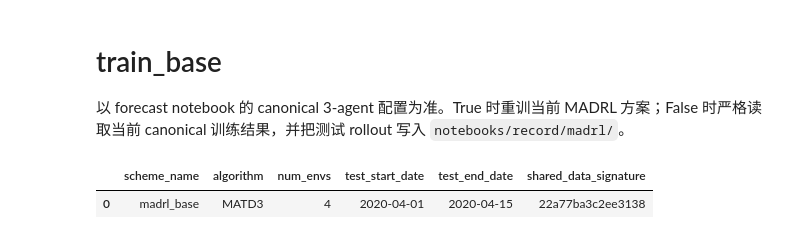
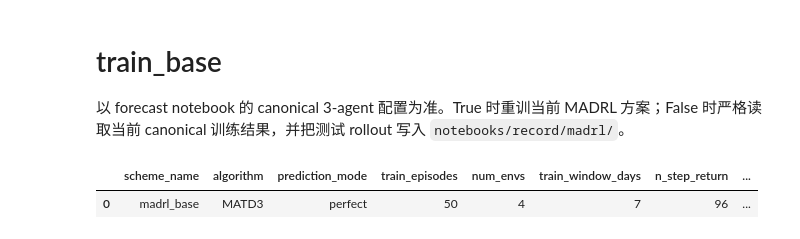
Before and after one commit to wenyuxin-00/MADRL_ESS, a Jupyter notebook: notebooks/madrl/train_base.ipynb, the cells around one changed output. Saved outputs shown, nothing was run; the diff lists cells and outputs as text; code cells hidden in the pictures.

```diff
--- a/notebooks/madrl/train_base.ipynb
+++ b/notebooks/madrl/train_base.ipynb
@@ -38,69 +38,88 @@ from scripts.utils.torch_runtime import configure_torch_runtime
 # 唯一 notebook 参数：True 时重训当前 MADRL 方案；False 时严格读取现有 canonical run。
 force_retrain_madrl = True
 # %%
-
 NOTEBOOK_KEY = 'train_base'
 spec = MADRL_NOTEBOOK_SPECS[NOTEBOOK_KEY]
 root = project_root()
+prediction_mode = str(spec.get('prediction_mode', 'perfect'))
+forecast_controls = {} if prediction_mode == 'perfect' else get_mainline_forecast_controls(auto_train_missing=False)
 cfg = compose_experiment_config(
     profile='base',
     algorithm=spec['algorithm'],
-    forecast_type='lstm',
+    forecast_type='perfect' if prediction_mode == 'perfect' else 'lstm',
     data_dir=root / 'data',
     runtime_mode='performance',
     seed=0,
 )
-forecast_controls = get_mainline_forecast_controls(auto_train_missing=False)
 apply_notebook_experiment_settings(
     cfg,
-    prediction_mode='normal',
+    prediction_mode=prediction_mode,
     test_start_date=None,
     test_end_date=None,
     agent_profiles=None,
     agent_bus_ids=None,
     load_scale=None,
     pv_scale=None,
-    future_horizon=int(forecast_controls['future_horizon']),
-    battery_controls=None,
-    forecast_controls=forecast_controls,
+    future_horizon=int(forecast_controls.get('future_horizon', cfg.env.future_horizon)),
+    battery_controls=dict(spec.get('battery', {})) or None,
+    forecast_controls=forecast_controls or None,
     train_year=None,
     test_year=None,
 )
 cfg.algo.name = str(spec['algorithm'])
 cfg.train.num_envs = int(spec['num_envs'])
 cfg.train.vec_env_type = 'subproc' if cfg.train.num_envs > 1 else 'dummy'
 cfg.forecast.auto_train_missing = False
+for field_name, value in dict(spec.get('train', {})).items():
+    setattr(cfg.train, field_name, value)
+for field_name, value in dict(spec.get('algo', {})).items():
+    setattr(cfg.algo, field_name, value)
 for field_name, value in dict(spec.get('reward', {})).items():
     setattr(cfg.reward, field_name, float(value))
 cfg.safety.enabled = bool(dict(spec.get('safety', {})).get('enabled', False))
-# 训练严格依赖 notebooks/record/forecast/lstm/shared_data_record.json 产出的 shared-data 合同。
-shared_data_contract = bootstrap_madrl_notebook_shared_data(
-    cfg,
-    root=root,
-    notebook_path='notebooks/madrl/train_base.ipynb',
-)
-shared_data_signature = str(shared_data_contract['shared_data_signature'])
+
+if prediction_mode == 'normal':
+    shared_data_contract = bootstrap_madrl_notebook_shared_data(
+        cfg,
+        root=root,
+        notebook_path='notebooks/madrl/train_base.ipynb',
+    )
+    shared_data_signature = str(shared_data_contract['shared_data_signature'])
+else:
+    shared_data_contract = None
+    shared_data_signature = ''
+
 runtime_state = configure_torch_runtime(cfg, seed=cfg.runtime.seed)
 cfg.runtime.device = runtime_state.device
 
 config_snapshot = {
     'scheme_name': str(spec['scheme_name']),
     'display_label': str(spec['display_label']),
     'algorithm': str(spec['algorithm']),
     'experiment_name': str(spec['experiment_name']),
+    'prediction_mode': prediction_mode,
     'force_retrain_madrl': bool(force_retrain_madrl),
     'shared_data_signature': shared_data_signature,
     'cfg_summary': summarize_experiment(cfg),
 }
 display(pd.DataFrame([{
     'scheme_name': spec['scheme_name'],
     'algorithm': spec['algorithm'],
+    'prediction_mode': prediction_mode,
+    'train_episodes': cfg.train.train_episodes,
     'num_envs': cfg.train.num_envs,
+    'train_window_days': cfg.env.train_window_days,
+    'n_step_return': cfg.train.n_step_return,
+    'gamma': cfg.algo.gamma,
+    'max_charge_rate': cfg.env.max_charge_rate,
+    'init_soc': cfg.env.init_soc,
+    'train_init_soc_low': cfg.env.train_init_soc_low,
+    'train_init_soc_high': cfg.env.train_init_soc_high,
+    'soc_target': cfg.env.soc_target,
     'test_start_date': cfg.data.test_start_date,
     'test_end_date': cfg.data.test_end_date,
-    'shared_data_signature': shared_data_signature,
 }]))
 # %% [output]
-|  | scheme_name | algorithm | num_envs | test_start_date | test_end_date | shared_data_signature |
-| 0 | madrl_base | MATD3 | 4 | 2020-04-01 | 2020-04-15 | 22a77ba3c2ee3138 |
+|  | scheme_name | algorithm | prediction_mode | train_episodes | num_envs | train_window_days | n_step_return | ... |
+| 0 | madrl_base | MATD3 | perfect | 50 | 4 | 7 | 96 | ... |
 # %%
```
Also changed, not shown: parts of 2 cells of this notebook, 38 other files.
